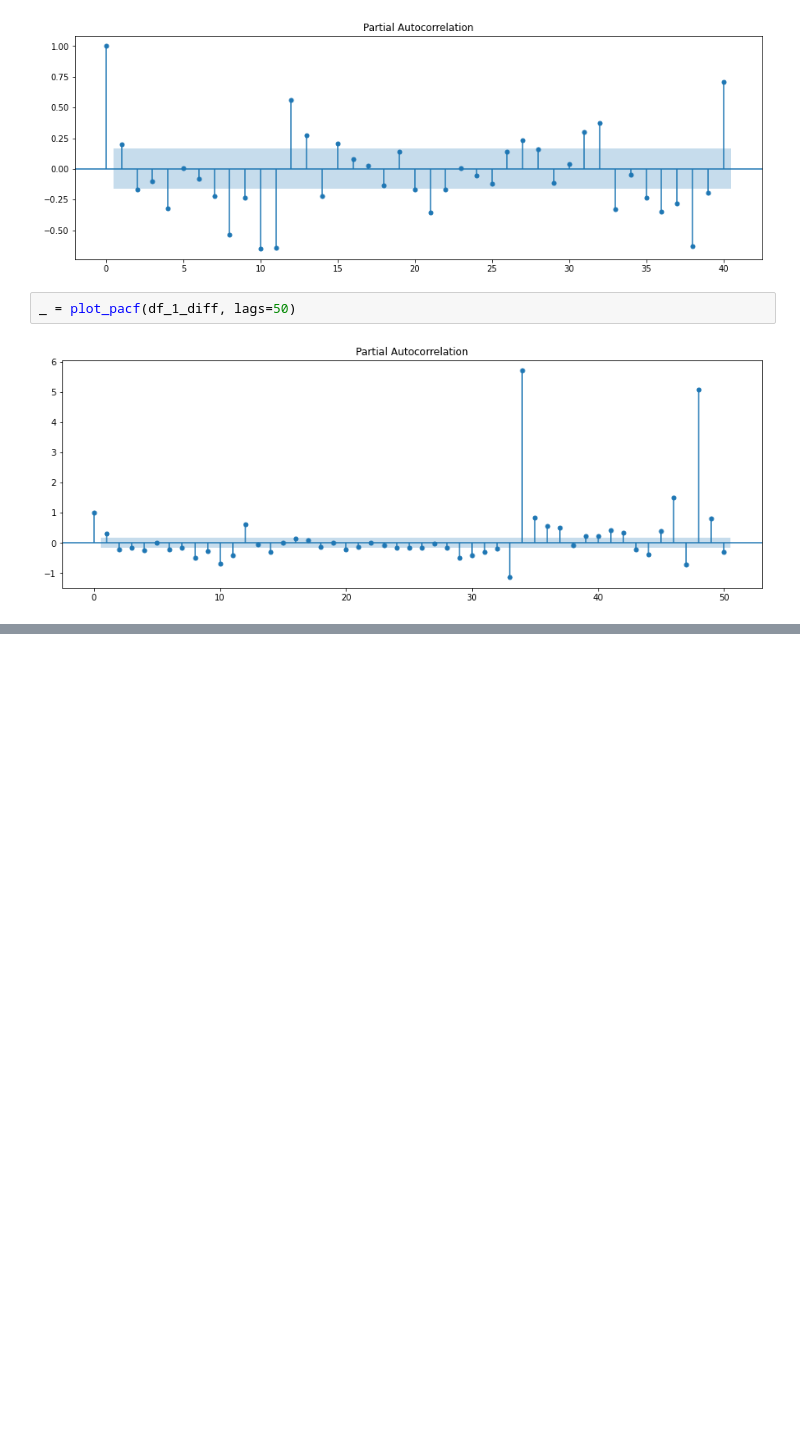
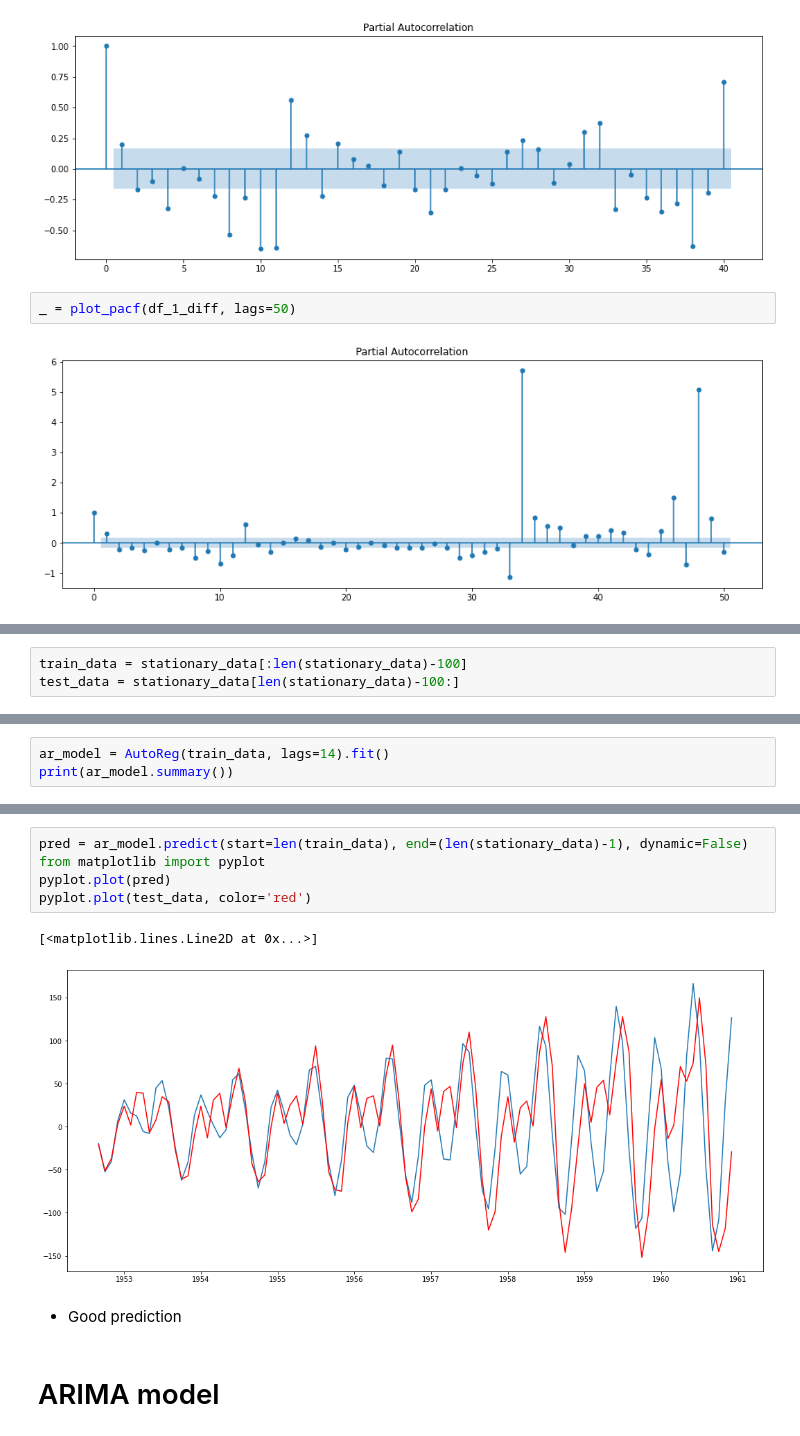
Before and after one commit to Pramod-Kumar808/time_series, a Jupyter notebook: timeseries.ipynb, the cells around one changed output, grey strips where cells are left out. Drawn from its saved outputs; the diff is of its cells as text; blank space fills up the shorter version.

Commit message:
ARIMA

```diff
--- a/timeseries.ipynb
+++ b/timeseries.ipynb
@@ -189,0 +231,3 @@ _ = plot_pacf(df_1_diff, lags=50)
+# %%
+train_data = stationary_data[:len(stationary_data)-100]
+test_data = stationary_data[len(stationary_data)-100:]
@@ -189,0 +238,3 @@ _ = plot_pacf(df_1_diff, lags=50)
+# %%
+ar_model = AutoReg(train_data, lags=14).fit()
+print(ar_model.summary())
@@ -189,0 +259,12 @@ _ = plot_pacf(df_1_diff, lags=50)
+# %%
+pred = ar_model.predict(start=len(train_data), end=(len(stationary_data)-1), dynamic=False)
+from matplotlib import pyplot
+pyplot.plot(pred)
+pyplot.plot(test_data, color='red')
+# %% [output]
+[<matplotlib.lines.Line2D at 0x...>]
+[figure, added]
+# %% [markdown]
+* Good prediction
+# %% [markdown]
+# ARIMA model
```
Also changed, not shown: parts of 11 cells of this notebook.
